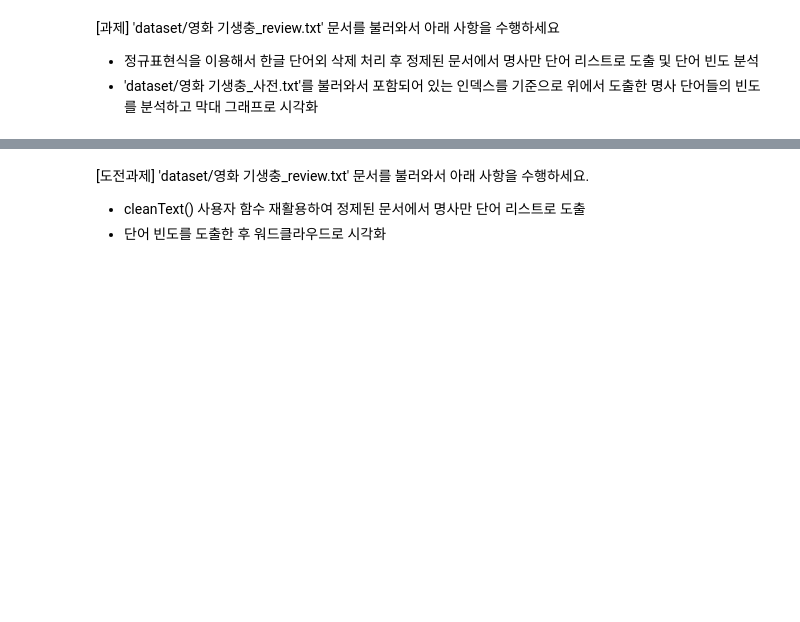
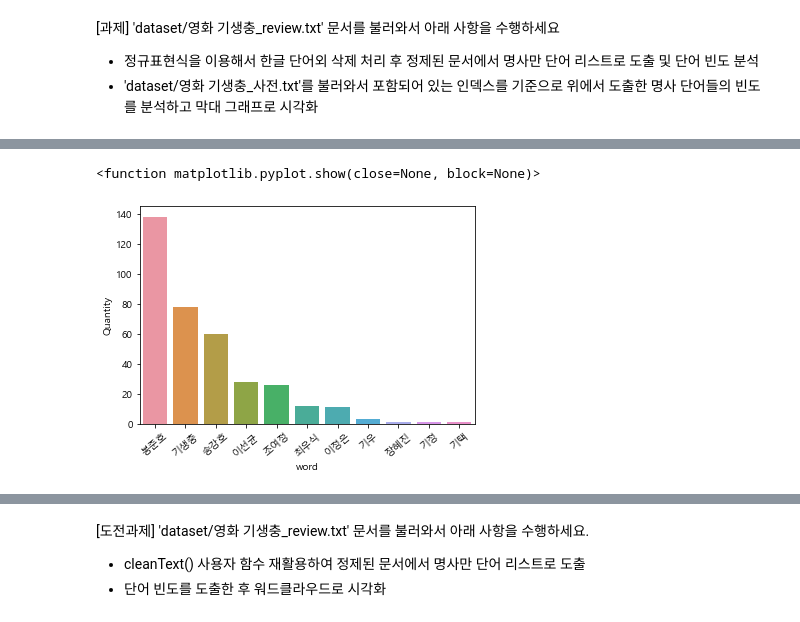
Before and after one commit to kkyxxn/curriculum, a Jupyter notebook: m8_머신러닝적용/ML_Text분석연습.ipynb, the cells around one changed output, grey strips where cells are left out. Drawn from its saved outputs; the diff is of its cells as text; code cells hidden in the pictures; blank space fills up the shorter version.

```diff
--- a/m8_머신러닝적용/ML_Text분석연습.ipynb
+++ b/m8_머신러닝적용/ML_Text분석연습.ipynb
@@ -302,0 +405,7 @@ TypeError: Horizontal orientation requires numeric `x` variable.
+# %%
+ax = sns.barplot(x=finally_merge_set['word'], y=finally_merge_set.Quantity, data=finally_merge_set)
+ax.set_xticklabels(ax.get_xticklabels(), rotation=40)
+plt.show
+# %% [output]
+<function matplotlib.pyplot.show(close=None, block=None)>
+[figure, added]
```
Also changed, not shown: parts of 59 cells of this notebook, 5 other files.
